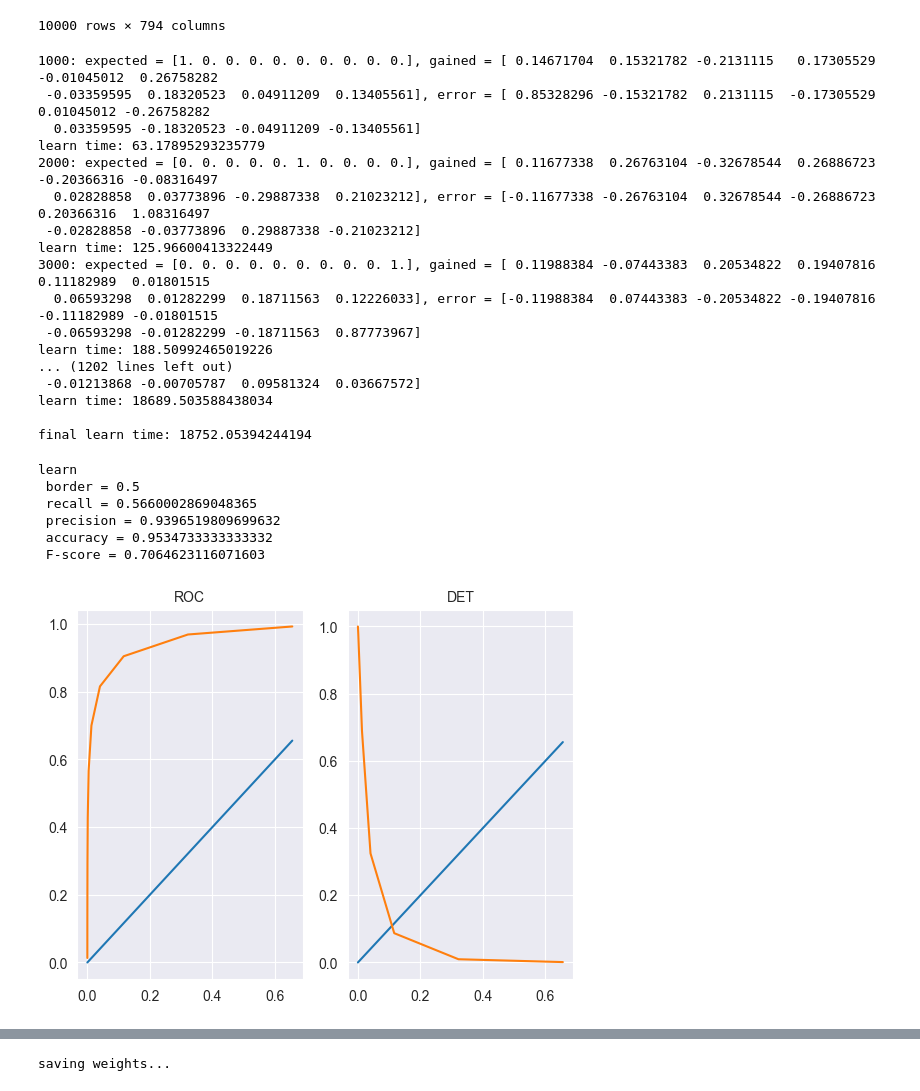
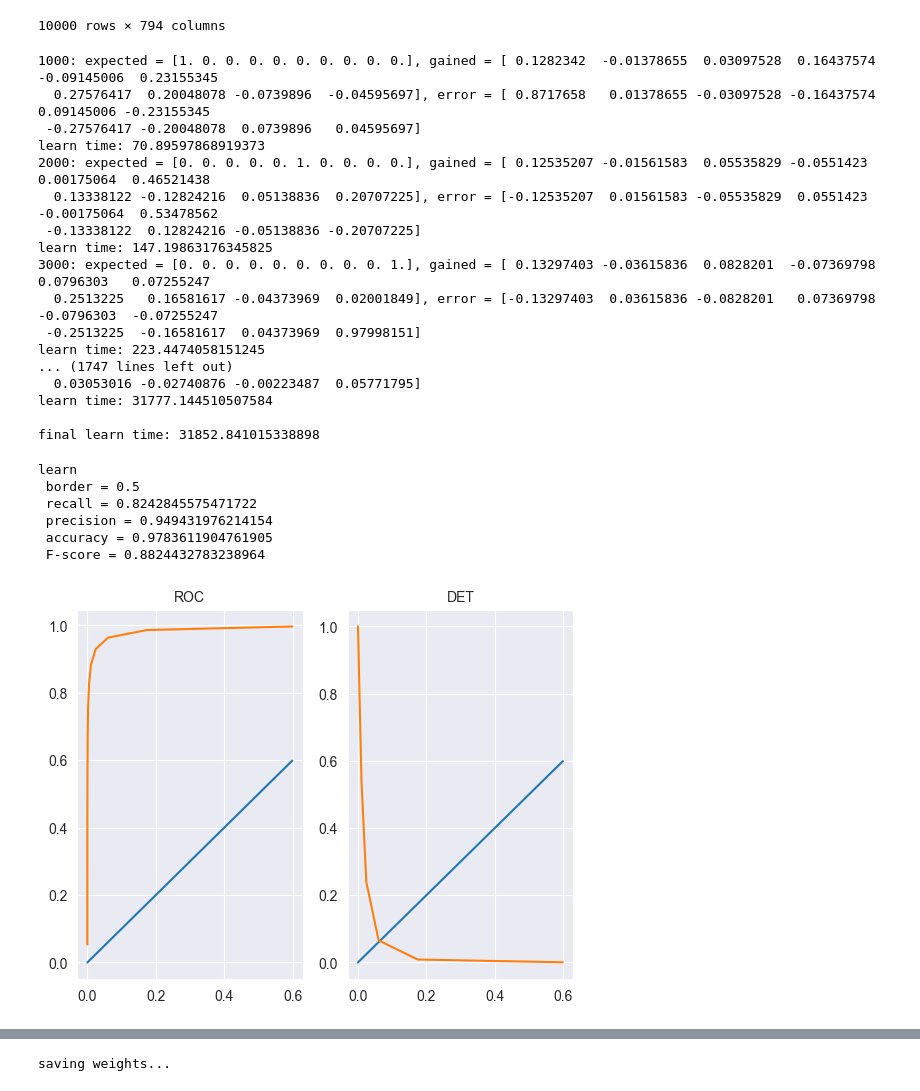
Before and after one commit to AleksandrMatsko/NeuralNetworks, a Jupyter notebook: lab_4_convolution/lab_4_analysis.ipynb, the cells around one changed output, grey strips where cells are left out. Cells and saved outputs as stored; diff of their text form; code cells hidden in the pictures.

```diff
--- a/lab_4_convolution/lab_4_analysis.ipynb
+++ b/lab_4_convolution/lab_4_analysis.ipynb
@@ -99,7 +99,7 @@ hidden_1 = 120
 hidden_2 = 84
 #nn = NeuralNet(dir_name='./classification_weights')
 #"""
-nn = NeuralNet(learn_rate=0.0005,  layers=[
+nn = NeuralNet(learn_rate=0.003,  layers=[
     ConvLayer((1, 28, 28), dims_filter=(1, 3, 3), num_filters=6, start_weight_multiplier=0.1,
               funcs=["ReLu"] * 2304, deviation=0.0),
     PoolLayer("avg", (6, 26, 26)),
@@ -113,35 +113,35 @@ nn = NeuralNet(learn_rate=0.0005,  layers=[
 #"""
 # %%
 #"""
-expected_gained_learn = nn.learn(learn, num_epochs=5, categorical=True, need_preparations=False)
+expected_gained_learn = nn.learn(learn, num_epochs=7, categorical=True, need_preparations=False)
 learn_analyser = ClassificationErrorAnalyser(expected_gained_learn, 10, border_step=0.1)
 show_plots_classification(learn_analyser, "learn")
 #"""
 # %% [output]
-1000: expected = [1. 0. 0. 0. 0. 0. 0. 0. 0. 0.], gained = [ 0.14671704  0.15321782 -0.2131115   0.17305529 -0.01045012  0.26758282
- -0.03359595  0.18320523  0.04911209  0.13405561], error = [ 0.85328296 -0.15321782  0.2131115  -0.17305529  0.01045012 -0.26758282
-  0.03359595 -0.18320523 -0.04911209 -0.13405561]
-learn time: 63.17895293235779
-2000: expected = [0. 0. 0. 0. 0. 1. 0. 0. 0. 0.], gained = [ 0.11677338  0.26763104 -0.32678544  0.26886723 -0.20366316 -0.08316497
-  0.02828858  0.03773896 -0.29887338  0.21023212], error = [-0.11677338 -0.26763104  0.32678544 -0.26886723  0.20366316  1.08316497
- -0.02828858 -0.03773896  0.29887338 -0.21023212]
-learn time: 125.96600413322449
-3000: expected = [0. 0. 0. 0. 0. 0. 0. 0. 0. 1.], gained = [ 0.11988384 -0.07443383  0.20534822  0.19407816  0.11182989  0.01801515
-  0.06593298  0.01282299  0.18711563  0.12226033], error = [-0.11988384  0.07443383 -0.20534822 -0.19407816 -0.11182989 -0.01801515
- -0.06593298 -0.01282299 -0.18711563  0.87773967]
-learn time: 188.50992465019226
-... (1202 lines left out)
- -0.01213868 -0.00705787  0.09581324  0.03667572]
-learn time: 18689.503588438034
+1000: expected = [1. 0. 0. 0. 0. 0. 0. 0. 0. 0.], gained = [ 0.1282342  -0.01378655  0.03097528  0.16437574 -0.09145006  0.23155345
+  0.27576417  0.20048078 -0.0739896  -0.04595697], error = [ 0.8717658   0.01378655 -0.03097528 -0.16437574  0.09145006 -0.23155345
+ -0.27576417 -0.20048078  0.0739896   0.04595697]
+learn time: 70.89597868919373
+2000: expected = [0. 0. 0. 0. 0. 1. 0. 0. 0. 0.], gained = [ 0.12535207 -0.01561583  0.05535829 -0.0551423   0.00175064  0.46521438
+  0.13338122 -0.12824216  0.05138836  0.20707225], error = [-0.12535207  0.01561583 -0.05535829  0.0551423  -0.00175064  0.53478562
+ -0.13338122  0.12824216 -0.05138836 -0.20707225]
+learn time: 147.19863176345825
+3000: expected = [0. 0. 0. 0. 0. 0. 0. 0. 0. 1.], gained = [ 0.13297403 -0.03615836  0.0828201  -0.07369798  0.0796303   0.07255247
+  0.2513225   0.16581617 -0.04373969  0.02001849], error = [-0.13297403  0.03615836 -0.0828201   0.07369798 -0.0796303  -0.07255247
+ -0.2513225  -0.16581617  0.04373969  0.97998151]
+learn time: 223.4474058151245
+... (1747 lines left out)
+  0.03053016 -0.02740876 -0.00223487  0.05771795]
+learn time: 31777.144510507584
 
-final learn time: 18752.05394244194
+final learn time: 31852.841015338898
 learn
  border = 0.5
- recall = 0.5660002869048365
- precision = 0.9396519809699632
- accuracy = 0.9534733333333332
- F-score = 0.7064623116071603
+ recall = 0.8242845575471722
+ precision = 0.949431976214154
+ accuracy = 0.9783611904761905
+ F-score = 0.8824432783238964
-[figure, old version]
+[figure, new version]
 # %%
 expected_gained_test = nn.test(test, categorical=True, need_preparation=False)
 test_analyser = ClassificationErrorAnalyser(expected_gained_test, 10, border_step=0.1)
```
Also changed, not shown: parts of 1 cell of this notebook, 26 other files.
